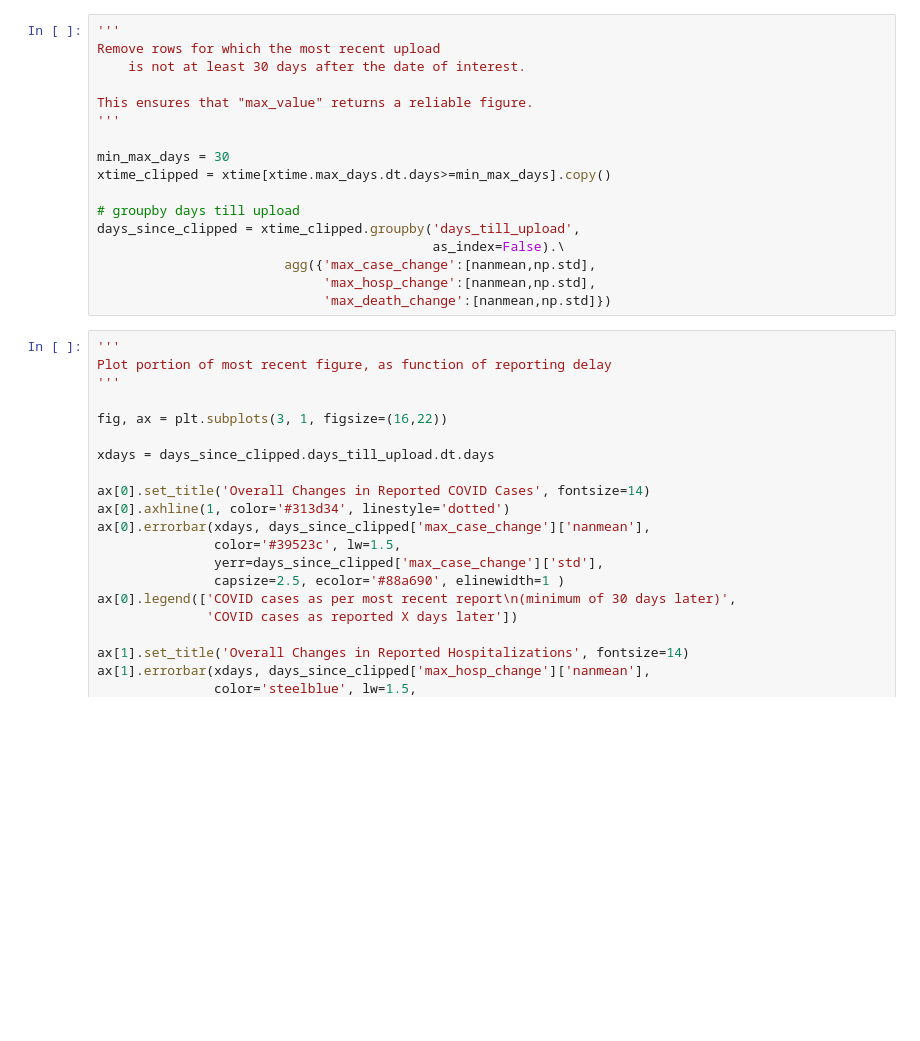
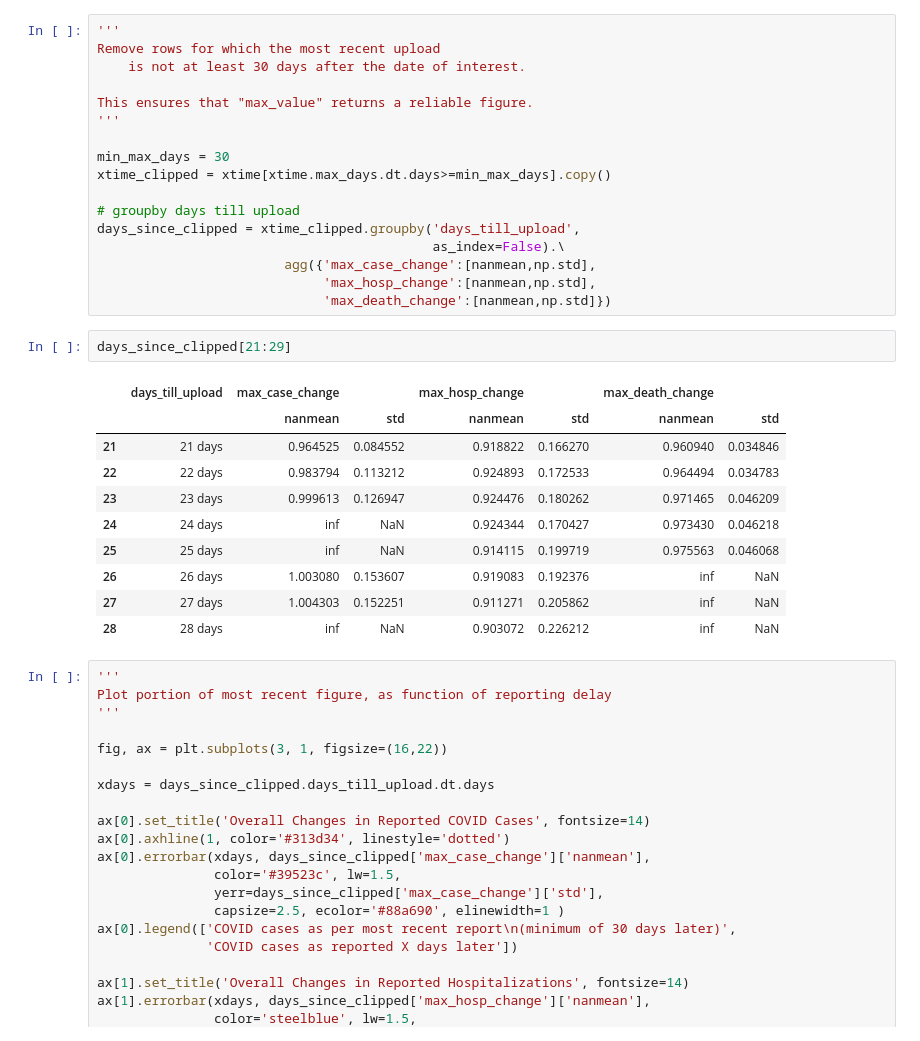
Before and after one commit to akrhea/coronavirus-data, a Jupyter notebook: NYC COVID Plots.ipynb, the cells around one changed output. Cells and saved outputs as stored; diff of their text form; blank space fills up the shorter version.

```diff
--- a/NYC COVID Plots.ipynb
+++ b/NYC COVID Plots.ipynb
@@ -515,6 +544,19 @@ days_since_clipped = xtime_clipped.groupby('days_till_upload',
                         agg({'max_case_change':[nanmean,np.std],
                              'max_hosp_change':[nanmean,np.std],
                              'max_death_change':[nanmean,np.std]})
+# %%
+days_since_clipped[21:29]
+# %% [output]
+|  | days_till_upload | max_case_change |  | max_hosp_change |  | max_death_change |  |
+|  |  | nanmean | std | nanmean | std | nanmean | std |
+| 21 | 21 days | 0.964525 | 0.084552 | 0.918822 | 0.166270 | 0.960940 | 0.034846 |
+| 22 | 22 days | 0.983794 | 0.113212 | 0.924893 | 0.172533 | 0.964494 | 0.034783 |
+| 23 | 23 days | 0.999613 | 0.126947 | 0.924476 | 0.180262 | 0.971465 | 0.046209 |
+| 24 | 24 days | inf | NaN | 0.924344 | 0.170427 | 0.973430 | 0.046218 |
+| 25 | 25 days | inf | NaN | 0.914115 | 0.199719 | 0.975563 | 0.046068 |
+| 26 | 26 days | 1.003080 | 0.153607 | 0.919083 | 0.192376 | inf | NaN |
+| 27 | 27 days | 1.004303 | 0.152251 | 0.911271 | 0.205862 | inf | NaN |
+| 28 | 28 days | inf | NaN | 0.903072 | 0.226212 | inf | NaN |
 # %%
 '''
 Plot portion of most recent figure, as function of reporting delay
```
Also changed, not shown: parts of 12 cells of this notebook.
